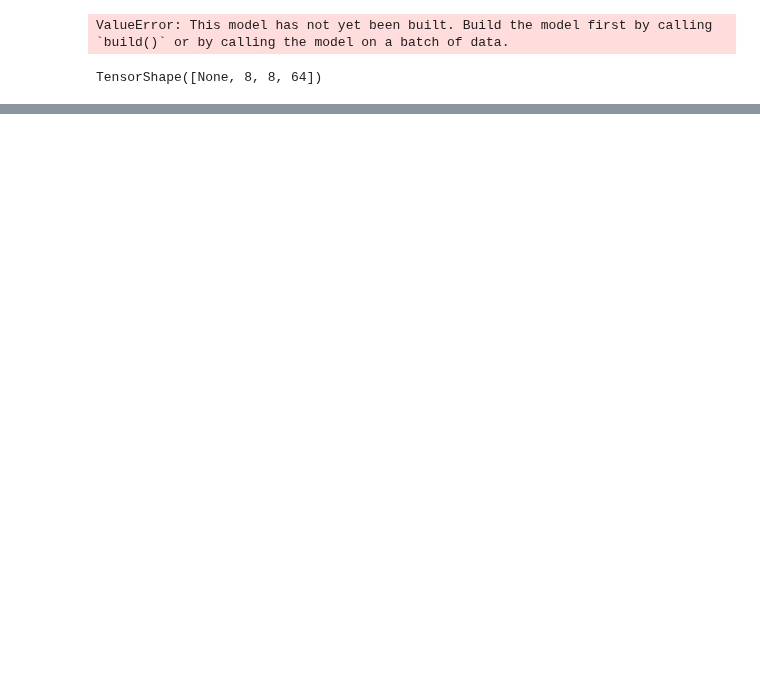
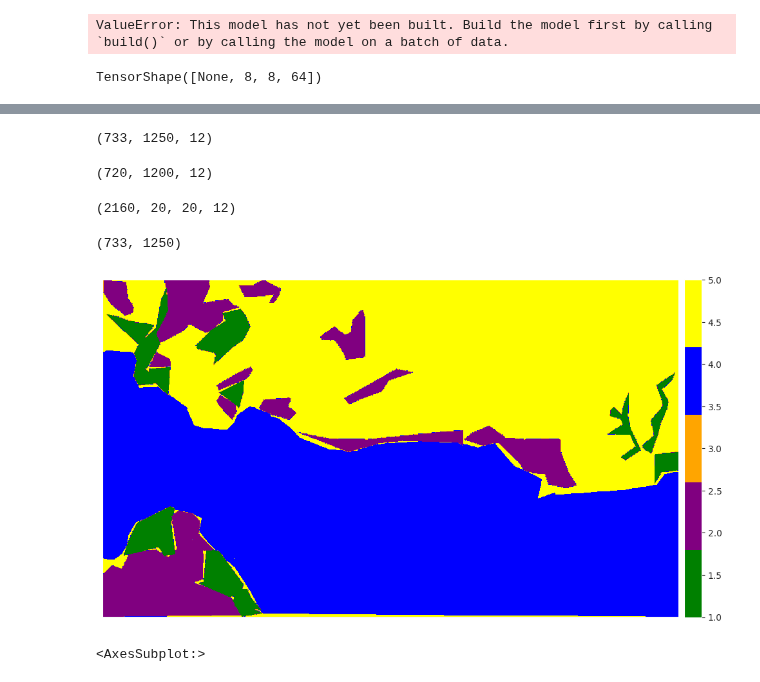
Before and after one commit to angpysha/Satellite_Imagery_Analysis, a Jupyter notebook: Classification/2d_way_2.ipynb, the cells around one changed output, grey strips where cells are left out. Drawn from its saved outputs; the diff is of its cells as text; code cells hidden in the pictures; blank space fills up the shorter version.

```diff
--- a/Classification/2d_way_2.ipynb
+++ b/Classification/2d_way_2.ipynb
@@ -184,0 +321,26 @@ ________________________________________________________________________________
+# %%
+x = np.moveaxis(arr_st, 0, -1)
+x.shape
+# %% [output]
+(733, 1250, 12)
+# %%
+x = x[0:720,0:1200,:]
+x.shape
+# %% [output]
+(720, 1200, 12)
+# %%
+x_r = x.reshape(-1,20,20,12)
+x_r.shape
+# %% [output]
+(2160, 20, 20, 12)
+# %%
+y_data_test = loadmat('/tmp/shared/test_images2/labeling.mat')['data']
+y_data_test.shape
+# %% [output]
+(733, 1250)
+# %%
+ep.plot_bands(y_data_test,
+              cmap=ListedColormap(['green', 'purple', 'orange', 'blue', 'yellow']))
+# %% [output]
+[figure, added]
+<AxesSubplot:>
```
Also changed, not shown: parts of 38 cells of this notebook.
